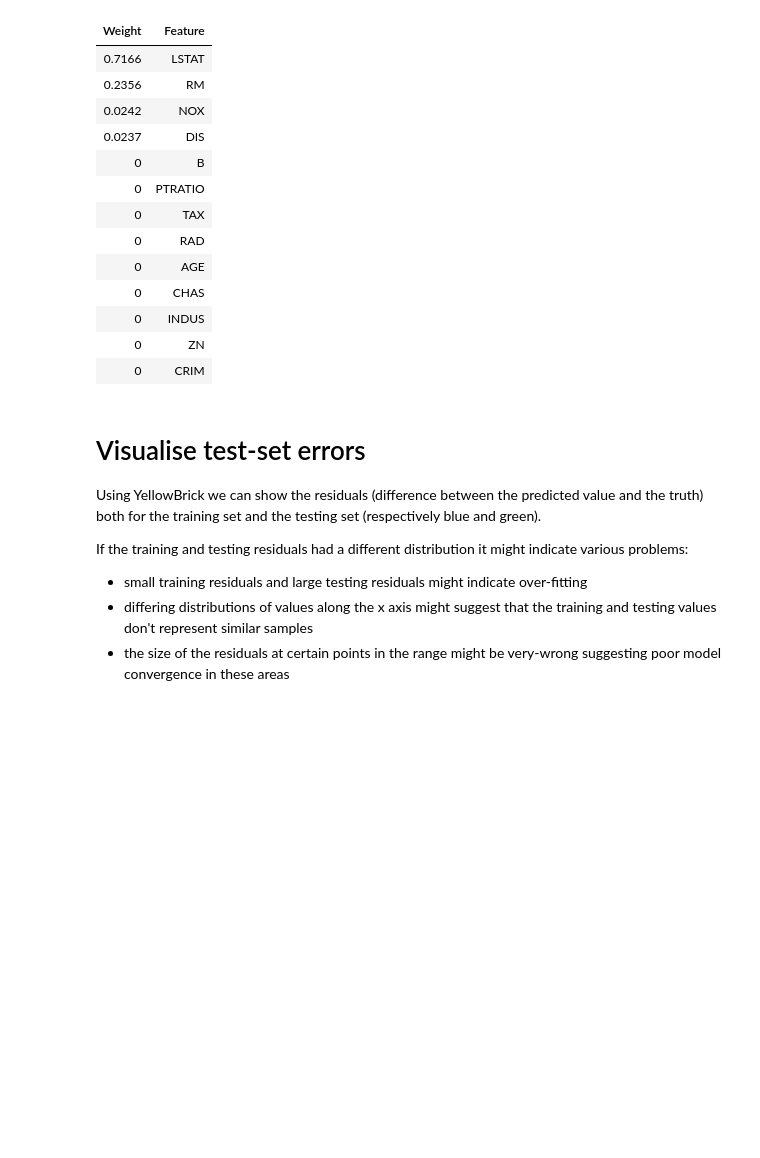
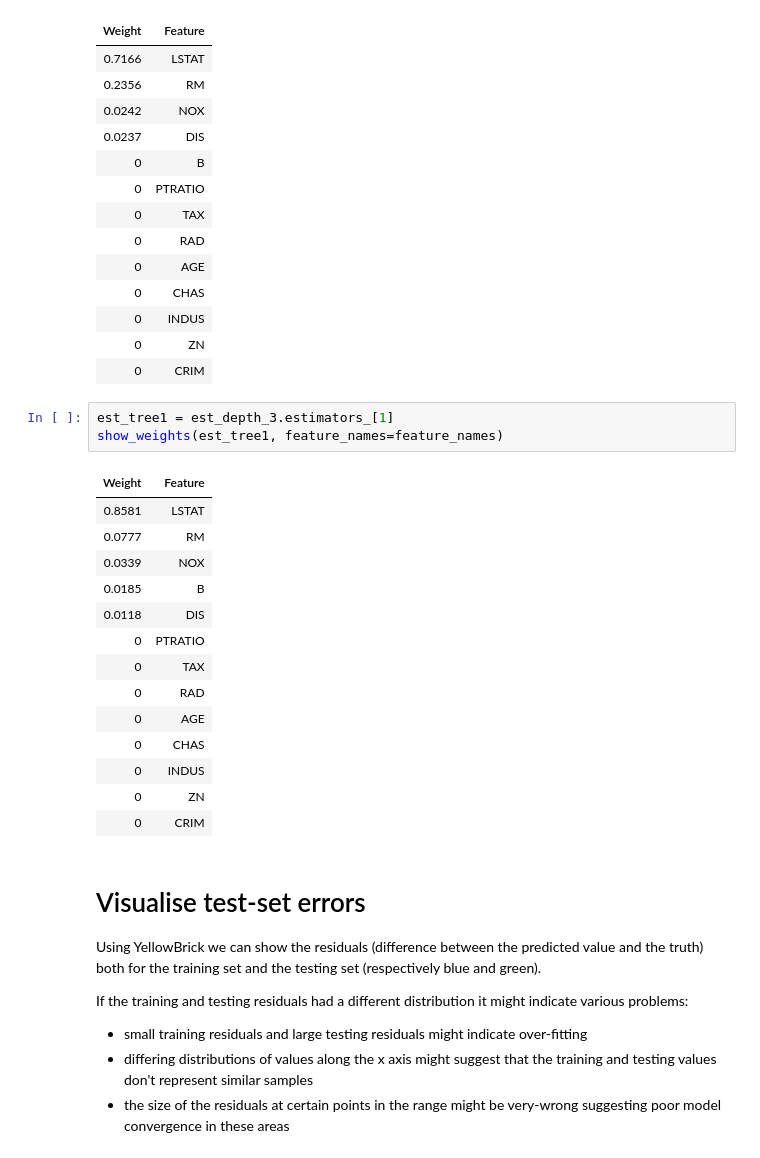
Before and after one commit to ianozsvald/data_science_delivered, a Jupyter notebook: ml_explain_regression_prediction.ipynb, the cells around one changed output. Saved outputs shown, nothing was run; the diff lists cells and outputs as text; blank space fills up the shorter version.

```diff
--- a/ml_explain_regression_prediction.ipynb
+++ b/ml_explain_regression_prediction.ipynb
@@ -621,6 +634,24 @@ show_weights(est_tree0, feature_names=feature_names)
 | 0 | INDUS |
 | 0 | ZN |
 | 0 | CRIM |
+# %%
+est_tree1 = est_depth_3.estimators_[1]
+show_weights(est_tree1, feature_names=feature_names)
+# %% [output]
+| Weight | Feature |
+| 0.8581 | LSTAT |
+| 0.0777 | RM |
+| 0.0339 | NOX |
+| 0.0185 | B |
+| 0.0118 | DIS |
+| 0 | PTRATIO |
+| 0 | TAX |
+| 0 | RAD |
+| 0 | AGE |
+| 0 | CHAS |
+| 0 | INDUS |
+| 0 | ZN |
+| 0 | CRIM |
 # %% [markdown]
 # Visualise test-set errors
 
```
Also changed, not shown: parts of 38 cells of this notebook.
